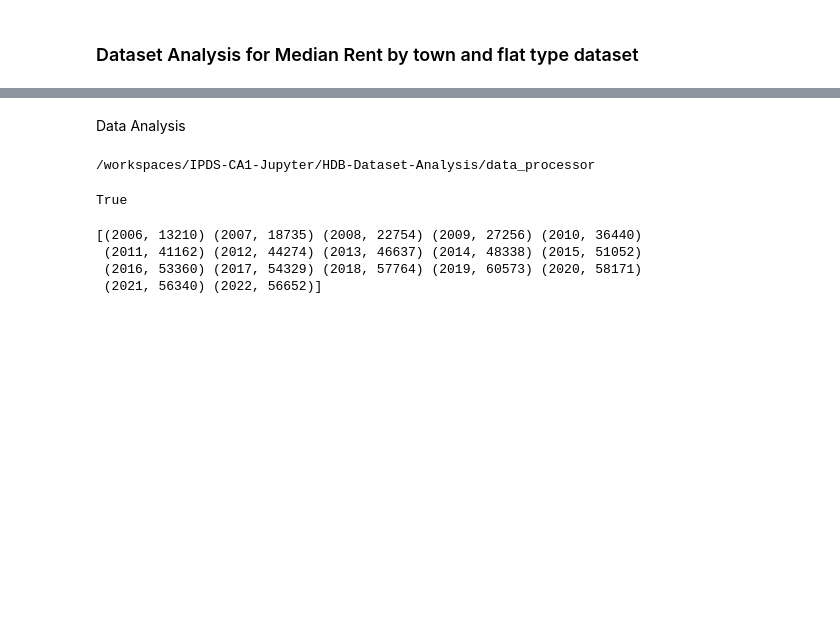
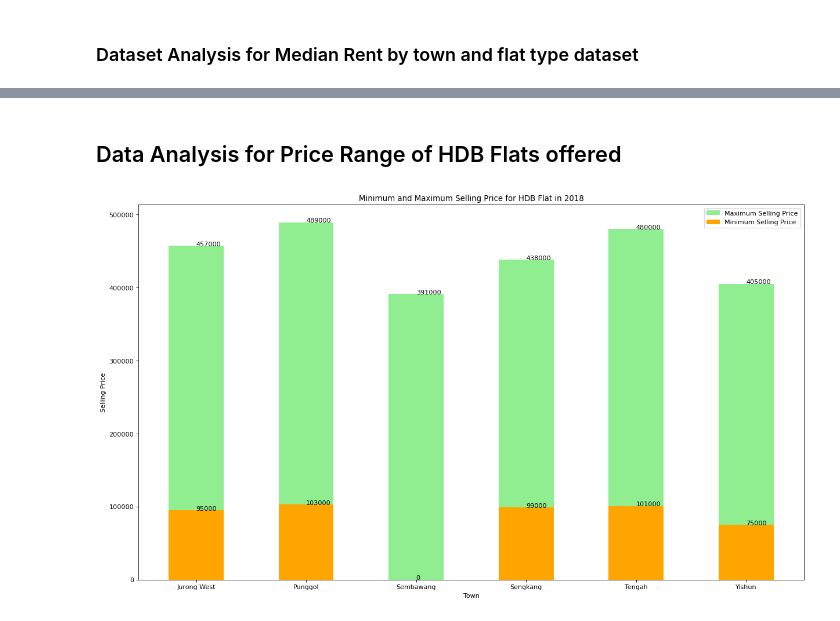
Before and after one commit to AngKokLeong/HDB-Dataset-Analysis, a Jupyter notebook: CA1.ipynb, the cells around one changed output, grey strips where cells are left out. Drawn from its saved outputs; the diff is of its cells as text; code cells hidden in the pictures; blank space fills up the shorter version.

Commit message:
added code for generating charts and graphs with other implementation within data_processor module

```diff
--- a/CA1.ipynb
+++ b/CA1.ipynb
@@ -119,17 +319,7 @@ There are 211 unique values in median_rent column
 # %% [markdown]
-Data Analysis
+## Data Analysis for Price Range of HDB Flats offered
-# %%
-print(data_processor.file_path)
-# %% [output]
-/workspaces/IPDS-CA1-Jupyter/HDB-Dataset-Analysis/data_processor
-# %%
-active_cases_of_renting_out_of_flat_dataset = data_processor.transform.transform_active_cases_of_renting_out_of_flat_dataset(active_cases_of_renting_out_of_flat_dataset)
-# %% [output]
-True
-# %%
-print(active_cases_of_renting_out_of_flat_dataset)
-# %% [output]
-[(2006, 13210) (2007, 18735) (2008, 22754) (2009, 27256) (2010, 36440)
- (2011, 41162) (2012, 44274) (2013, 46637) (2014, 48338) (2015, 51052)
- (2016, 53360) (2017, 54329) (2018, 57764) (2019, 60573) (2020, 58171)
- (2021, 56340) (2022, 56652)]
+# %%
+dataset_2018 = price_range_of_hdb_flats_offered_dataset_transformed[price_range_of_hdb_flats_offered_dataset_transformed["financial_year"] == 2018]
+data_processor.analysis.generate_bar_chart_for_price_range_of_hdb_flats_offered_dataset(dataset_2018, 2018)
+# %% [output]
+[figure, added]
```
Also changed, not shown: parts of 39 cells of this notebook, 9 other files.
